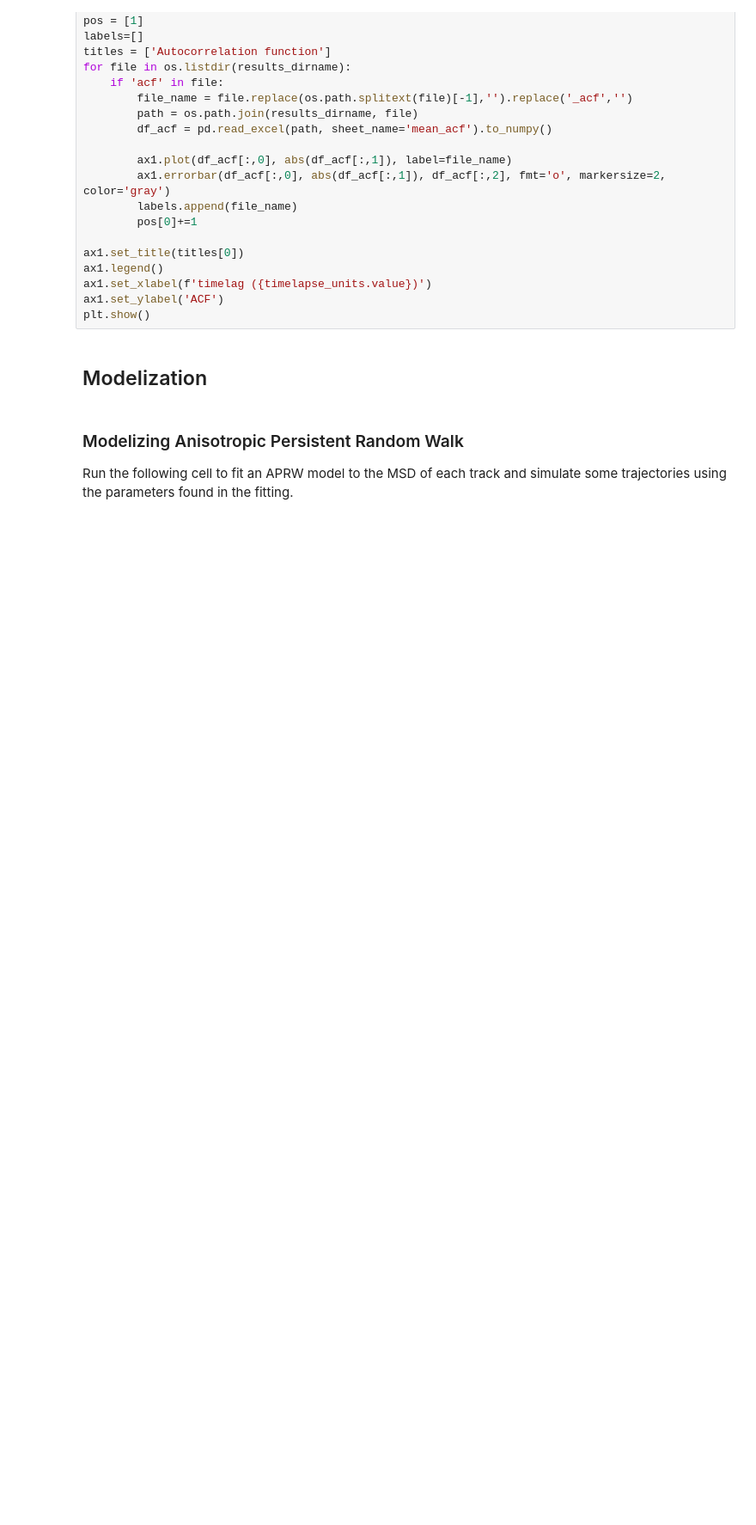
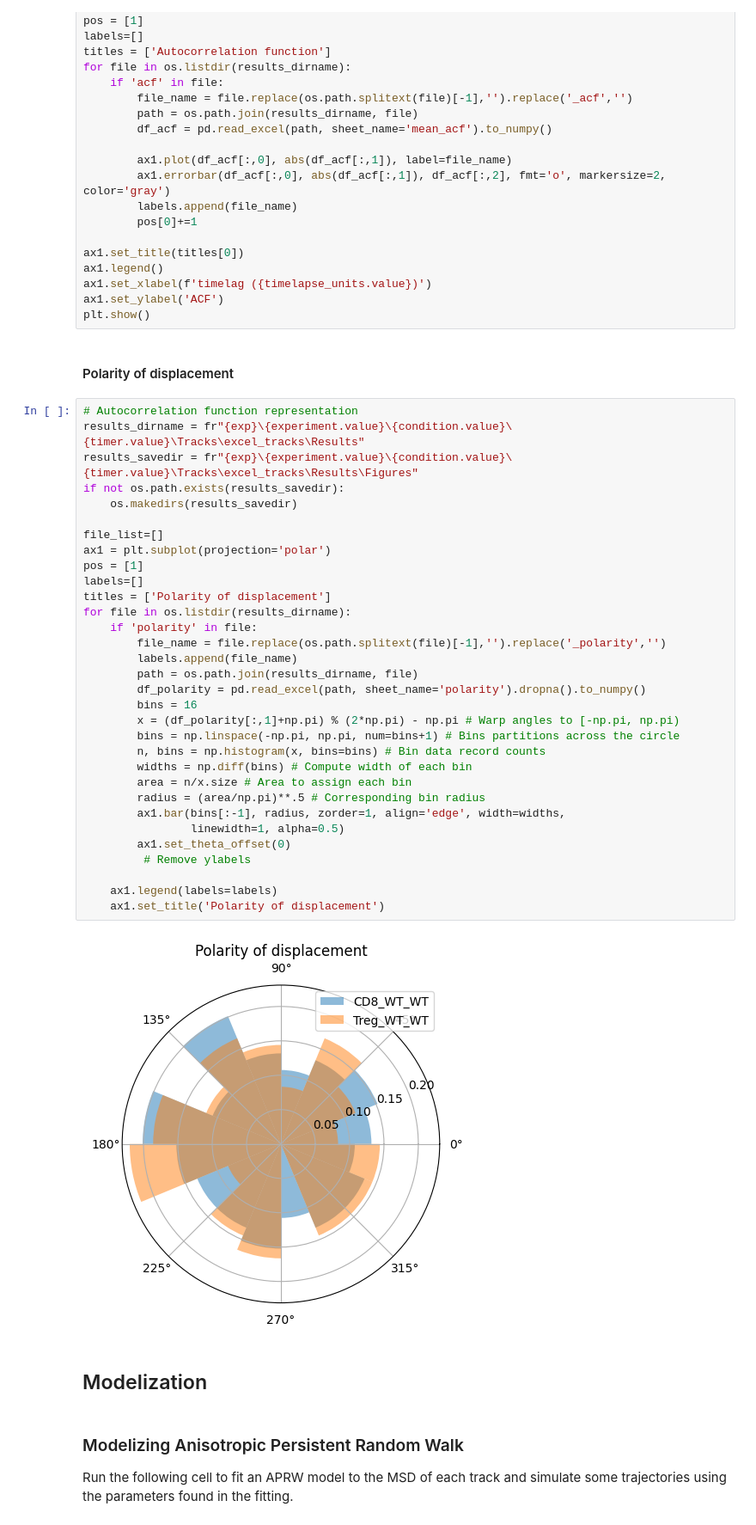
Before and after one commit to pcanaleta/tanalysis, a Jupyter notebook: trajectory_analysis.ipynb, the cells around one changed output. Shown at 86% size. Saved outputs shown, nothing was run; the diff lists cells and outputs as text; blank space fills up the shorter version.

Commit message:
Polarity of cell displacement implemented

```diff
--- a/trajectory_analysis.ipynb
+++ b/trajectory_analysis.ipynb
@@ -744,6 +725,42 @@ ax1.legend()
 ax1.set_xlabel(f'timelag ({timelapse_units.value})')
 ax1.set_ylabel('ACF')
 plt.show()
+# %% [markdown]
+#### Polarity of displacement
+# %%
+# Autocorrelation function representation
+results_dirname = fr"{exp}\{experiment.value}\{condition.value}\{timer.value}\Tracks\excel_tracks\Results"
+results_savedir = fr"{exp}\{experiment.value}\{condition.value}\{timer.value}\Tracks\excel_tracks\Results\Figures"
+if not os.path.exists(results_savedir):
+    os.makedirs(results_savedir)
+
+file_list=[]
+ax1 = plt.subplot(projection='polar')
+pos = [1]
+labels=[]
+titles = ['Polarity of displacement']
+for file in os.listdir(results_dirname):
+    if 'polarity' in file:
+        file_name = file.replace(os.path.splitext(file)[-1],'').replace('_polarity','')
+        labels.append(file_name)
+        path = os.path.join(results_dirname, file)
+        df_polarity = pd.read_excel(path, sheet_name='polarity').dropna().to_numpy()
+        bins = 16
+        x = (df_polarity[:,1]+np.pi) % (2*np.pi) - np.pi # Warp angles to [-np.pi, np.pi)
+        bins = np.linspace(-np.pi, np.pi, num=bins+1) # Bins partitions across the circle
+        n, bins = np.histogram(x, bins=bins) # Bin data record counts
+        widths = np.diff(bins) # Compute width of each bin
+        area = n/x.size # Area to assign each bin
+        radius = (area/np.pi)**.5 # Corresponding bin radius
+        ax1.bar(bins[:-1], radius, zorder=1, align='edge', width=widths,
+                linewidth=1, alpha=0.5)
+        ax1.set_theta_offset(0)
+         # Remove ylabels
+
+    ax1.legend(labels=labels)
+    ax1.set_title('Polarity of displacement')
+# %% [output]
+[figure, added]
 # %% [markdown]
 ## Modelization
 # %% [markdown]
```
Also changed, not shown: parts of 2 cells of this notebook, 1 other file.
